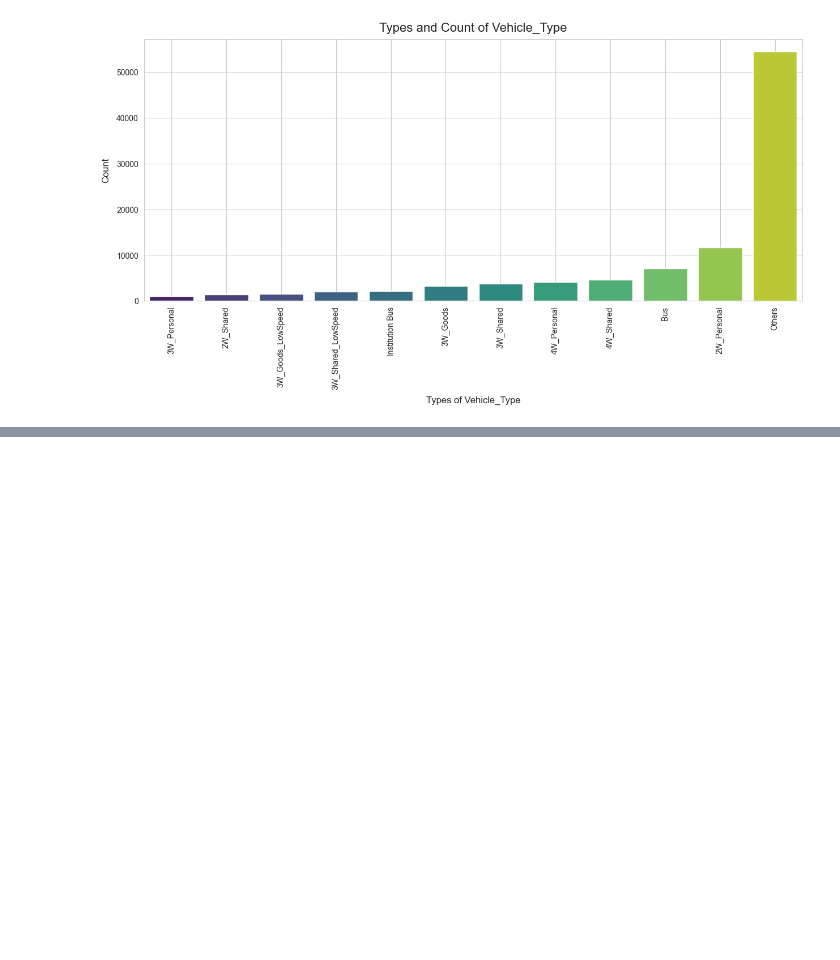
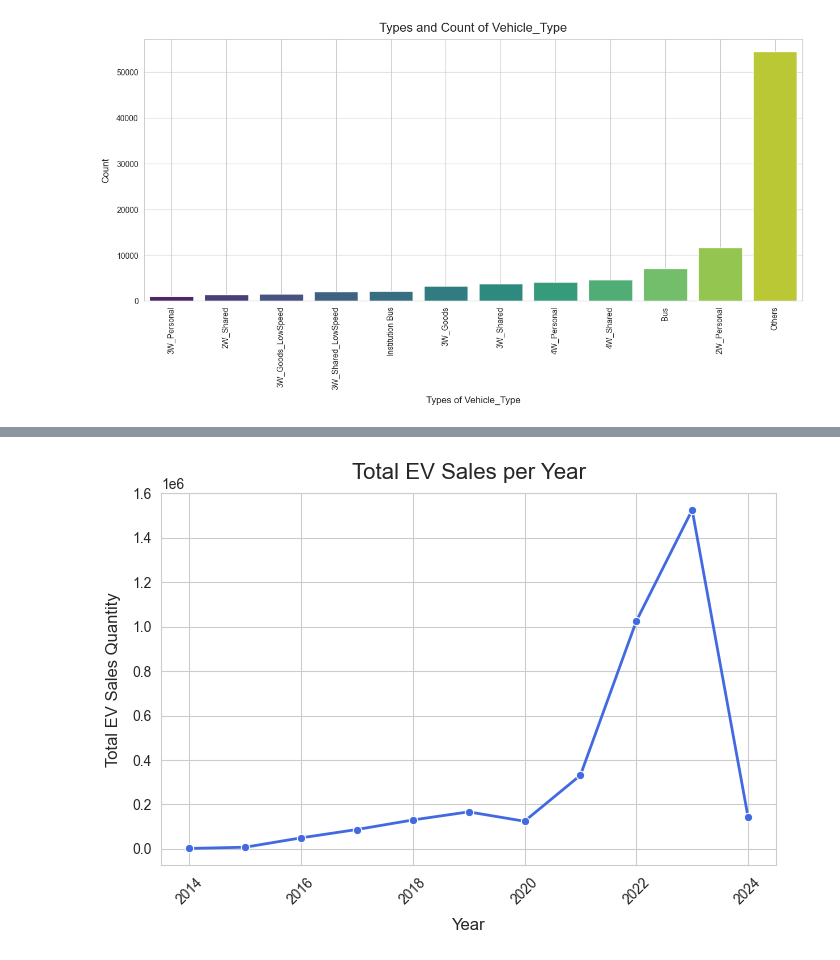
Before and after one commit to Christophermathai/Electric-Vehicle-Sales-by-State-in-India-Data-Analysis, a Jupyter notebook: Electric Vehicle Sales by State in India.ipynb, the cells around one changed output, grey strips where cells are left out. Saved outputs shown, nothing was run; the diff lists cells and outputs as text; code cells hidden in the pictures; blank space fills up the shorter version.

```diff
--- a/Electric Vehicle Sales by State in India.ipynb
+++ b/Electric Vehicle Sales by State in India.ipynb
@@ -111,0 +122,28 @@ sns.set_style('whitegrid')
+# %%
+# yearcount = data['Year'].value_counts().sort_index()
+# Group full data by Year and sum EV_Sales_Quantity
+yearly_total_sales = data.groupby('Year')['EV_Sales_Quantity'].sum().reset_index()
+
+# Plot
+plt.figure(figsize=(7, 5))
+sns.set_style('whitegrid')
+
+sns.lineplot(
+    x='Year',
+    y='EV_Sales_Quantity',
+    data=yearly_total_sales,
+    marker='o',
+    color='royalblue',
+    linewidth=2
+)
+
+plt.title("Total EV Sales per Year", fontsize=16, pad=10)
+plt.xlabel("Year", labelpad=8, fontsize=12)
+plt.ylabel("Total EV Sales Quantity", labelpad=8, fontsize=12)
+plt.xticks(rotation=45)
+plt.grid(True)
+plt.tight_layout()
+plt.savefig('Outputs/Number_of_EV_Sales_Per_Year.png')
+plt.show()
+# %% [output]
+[figure, added]
```
Also changed, not shown: parts of 4 cells of this notebook, 5 other files.
